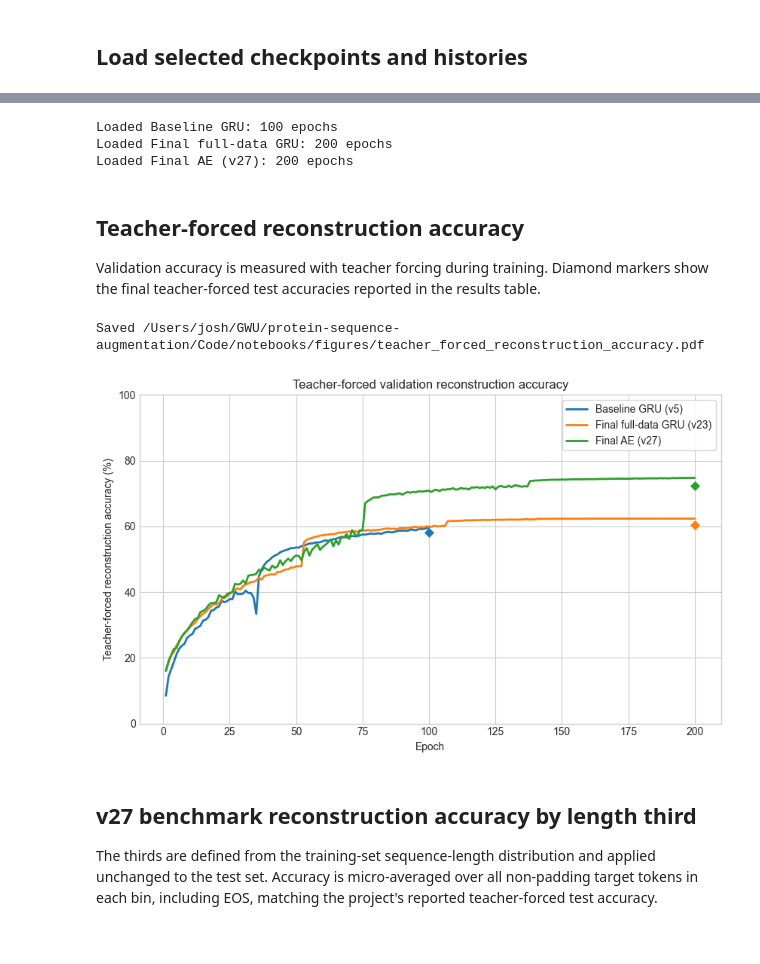
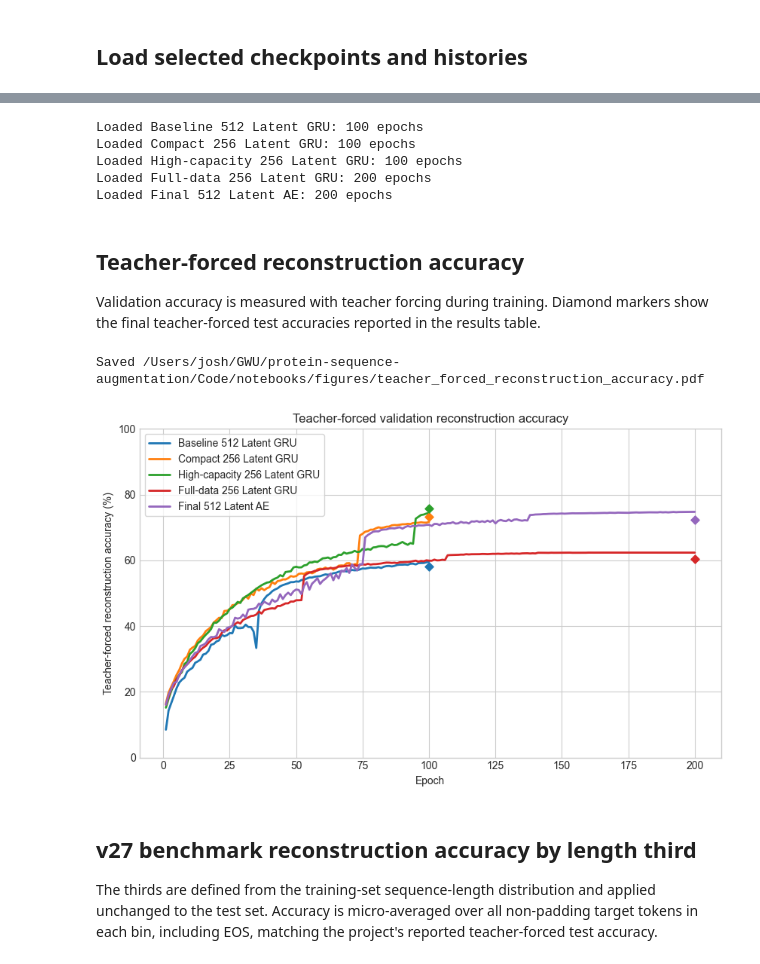
Before and after one commit to Jschechter18/protein-sequence-augmentation, a Jupyter notebook: Code/notebooks/paper_plots.ipynb, the cells around one changed output, grey strips where cells are left out. Drawn from its saved outputs; the diff is of its cells as text; code cells hidden in the pictures.

Commit message:
added best lstm to final ae results csv

```diff
--- a/Code/notebooks/paper_plots.ipynb
+++ b/Code/notebooks/paper_plots.ipynb
@@ -109,18 +113,17 @@ def load_selected_run(name, files):
 
 models = {}
 histories = {}
-for model_name in reconstruction_results["model"]:
+for model_name in final_results["model"]:
     models[model_name], histories[model_name] = load_selected_run(
         model_name, RUN_FILES[model_name]
     )
     print(f"Loaded {model_name}: {len(histories[model_name]['epochs'])} epochs")
-
-models["Final AE"], histories["Final AE"] = load_selected_run("Final AE", V27_FILES)
-print(f"Loaded Final AE (v27): {len(histories['Final AE']['epochs'])} epochs")
 # %% [output]
-Loaded Baseline GRU: 100 epochs
-Loaded Final full-data GRU: 200 epochs
-Loaded Final AE (v27): 200 epochs
+Loaded Baseline 512 Latent GRU: 100 epochs
+Loaded Compact 256 Latent GRU: 100 epochs
+Loaded High-capacity 256 Latent GRU: 100 epochs
+Loaded Full-data 256 Latent GRU: 200 epochs
+Loaded Final 512 Latent AE: 200 epochs
 # %% [markdown]
 ## Teacher-forced reconstruction accuracy
 
@@ -129,56 +132,37 @@ Validation accuracy is measured with teacher forcing during training. Diamond ma
 plt.style.use("seaborn-v0_8-whitegrid")
 fig, ax = plt.subplots(figsize=(8.5, 5.25))
 colors = plt.get_cmap("tab10").colors
-reconstruction_labels = {
-    "Final full-data GRU": "Full-data AE, 256-d latent bottleneck (v23)",
-}
-
-for index, row in reconstruction_results.iterrows():
+for index, row in final_results.iterrows():
     model_name = row["model"]
     epoch_history = pd.DataFrame(histories[model_name]["epochs"])
     color = colors[index]
     ax.plot(
         epoch_history["epoch"],
         100 * epoch_history["val_accuracy"],
-        label=reconstruction_labels.get(model_name, f"{model_name} ({row['version']})"),
+        label=model_name,
         color=color,
         linewidth=2,
     )
     ax.scatter(
         epoch_history["epoch"].iloc[-1],
         100 * row["teacher_forced_test_accuracy"],
         color=color, marker="D", s=32, zorder=3,
     )
-
-v27_history = pd.DataFrame(histories["Final AE"]["epochs"])
-v27_color = colors[len(reconstruction_results)]
-ax.plot(
-    v27_history["epoch"],
-    100 * v27_history["val_accuracy"],
-    label="Final AE, 512-d latent bottleneck (v27)",
-    color=v27_color,
-    linewidth=2,
-)
-ax.scatter(
-    v27_history["epoch"].iloc[-1],
-    100 * histories["Final AE"]["test"]["teacher_forced"]["accuracy"],
-    color=v27_color, marker="D", s=32, zorder=3,
-)
 
 ax.set_xlabel("Epoch")
 ax.set_ylabel("Teacher-forced reconstruction accuracy (%)")
 ax.set_title("Teacher-forced validation reconstruction accuracy")
 ax.set_ylim(0, 100)
 ax.legend(frameon=True)
 fig.tight_layout()
 
 figure_path = FIGURES_DIR / "teacher_forced_reconstruction_accuracy.pdf"
 fig.savefig(figure_path, format="pdf", bbox_inches="tight")
 print(f"Saved {figure_path}")
 plt.show()
 # %% [output]
 Saved /Users/josh/GWU/protein-sequence-augmentation/Code/notebooks/figures/teacher_forced_reconstruction_accuracy.pdf
-[figure, old version]
+[figure, new version]
 # %% [markdown]
 ## v27 benchmark reconstruction accuracy by length third
 
```
Also changed, not shown: parts of 3 cells of this notebook, 3 other files.
